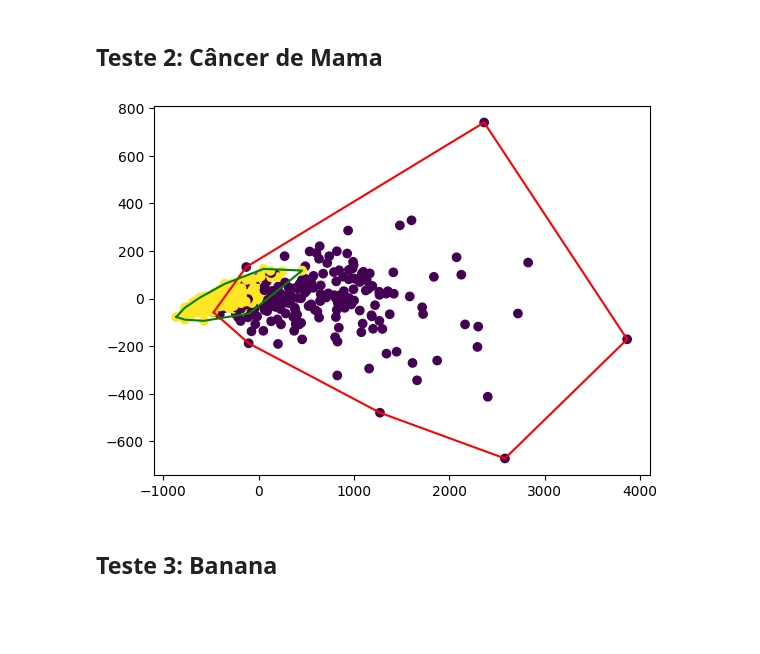
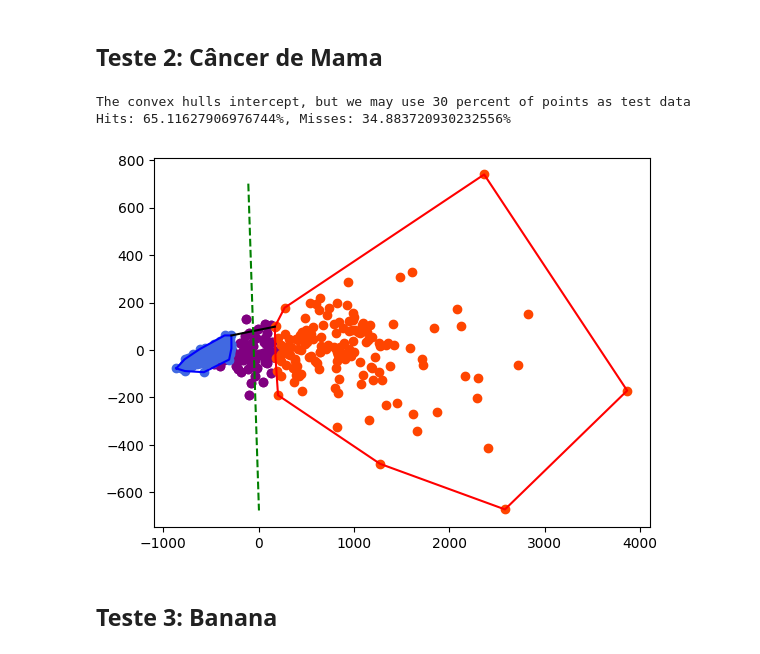
Before and after one commit to MFreyaG/Machine-learning-with-convex-hull, a Jupyter notebook: tp1_alg2.ipynb, the cells around one changed output. Cells and saved outputs as stored; diff of their text form; code cells hidden in the pictures; blank space fills up the shorter version.

```diff
--- a/tp1_alg2.ipynb
+++ b/tp1_alg2.ipynb
@@ -722,36 +844,11 @@ plt.show()
 # %% [markdown]
 ## Teste 2: Câncer de Mama ##
-# %%
-breast_cancer = datasets.load_breast_cancer()
-breast_cancer_reduced_points = PCA(n_components=2).fit_transform(breast_cancer.data)
-
-malignant_set = []
-benign_set = []
-
-breast_cancer_index = 0
-for x in breast_cancer.target:
-    if x == 0:
-        malignant_set.append(
-            Point(
-                breast_cancer_reduced_points[breast_cancer_index][0],
-                breast_cancer_reduced_points[breast_cancer_index][1]
-            )
-        )
-    else:
-        benign_set.append(
-            Point(
-                breast_cancer_reduced_points[breast_cancer_index][0],
-                breast_cancer_reduced_points[breast_cancer_index][1]
-            )
-        )
-    breast_cancer_index+=1
-
-DataPlot.hull_plot(malignant_set, color="red")
-DataPlot.hull_plot(benign_set, color="green")
-
-plt.scatter(x=breast_cancer_reduced_points[:, 0], y=breast_cancer_reduced_points[:, 1], c=breast_cancer.target)
-plt.show()
-# %% [output]
-[figure, removed]
+# %%
+breast_cancer = datasets.load_breast_cancer()
+GenerateModel.generate_by_datasets(breast_cancer, 0, 1)
+# %% [output]
+The convex hulls intercept, but we may use 30 percent of points as test data
+Hits: 65.11627906976744%, Misses: 34.883720930232556%
+[figure, added]
 # %% [markdown]
 ## Teste 3: Banana ##
```
Also changed, not shown: parts of 28 cells of this notebook, 4 other files.
